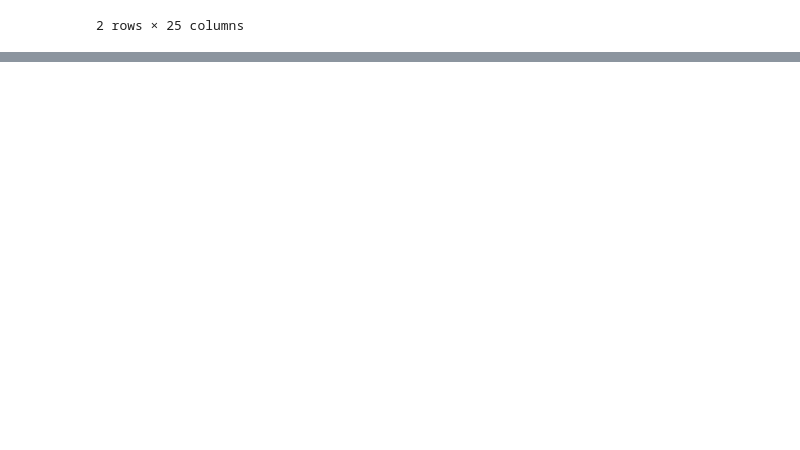
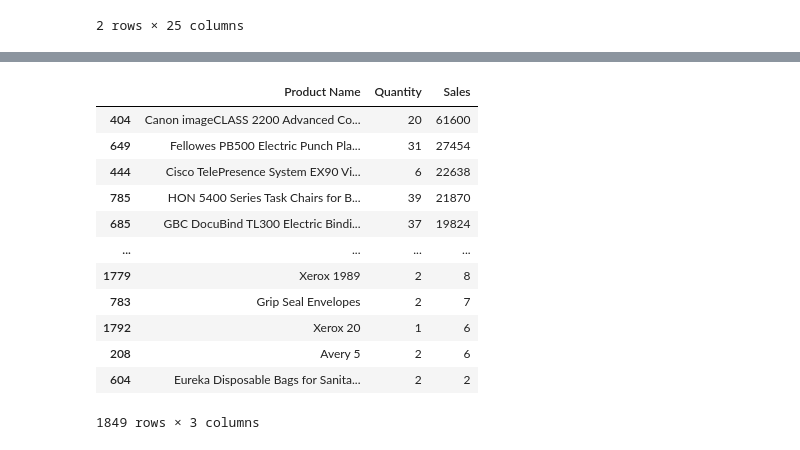
Before and after one commit to thanhENC/DA-course-UEL, a Jupyter notebook: 01. Visualization/TA-GiuaKy.ipynb, the cells around one changed output, grey strips where cells are left out. Drawn from its saved outputs; the diff is of its cells as text; code cells hidden in the pictures; blank space fills up the shorter version.

```diff
--- a/01. Visualization/TA-GiuaKy.ipynb
+++ b/01. Visualization/TA-GiuaKy.ipynb
@@ -211,0 +290,16 @@ df[df['Order ID']=='CA-2018-100090']
+# %%
+df_product.sort_values(by='Sales', ascending=False)
+# %% [output]
+|  | Product Name | Quantity | Sales |
+| 404 | Canon imageCLASS 2200 Advanced Co... | 20 | 61600 |
+| 649 | Fellowes PB500 Electric Punch Pla... | 31 | 27454 |
+| 444 | Cisco TelePresence System EX90 Vi... | 6 | 22638 |
+| 785 | HON 5400 Series Task Chairs for B... | 39 | 21870 |
+| 685 | GBC DocuBind TL300 Electric Bindi... | 37 | 19824 |
+| ... | ... | ... | ... |
+| 1779 | Xerox 1989 | 2 | 8 |
+| 783 | Grip Seal Envelopes | 2 | 7 |
+| 1792 | Xerox 20 | 1 | 6 |
+| 208 | Avery 5 | 2 | 6 |
+| 604 | Eureka Disposable Bags for Sanita... | 2 | 2 |
+1849 rows × 3 columns
```
Also changed, not shown: parts of 6 cells of this notebook.
